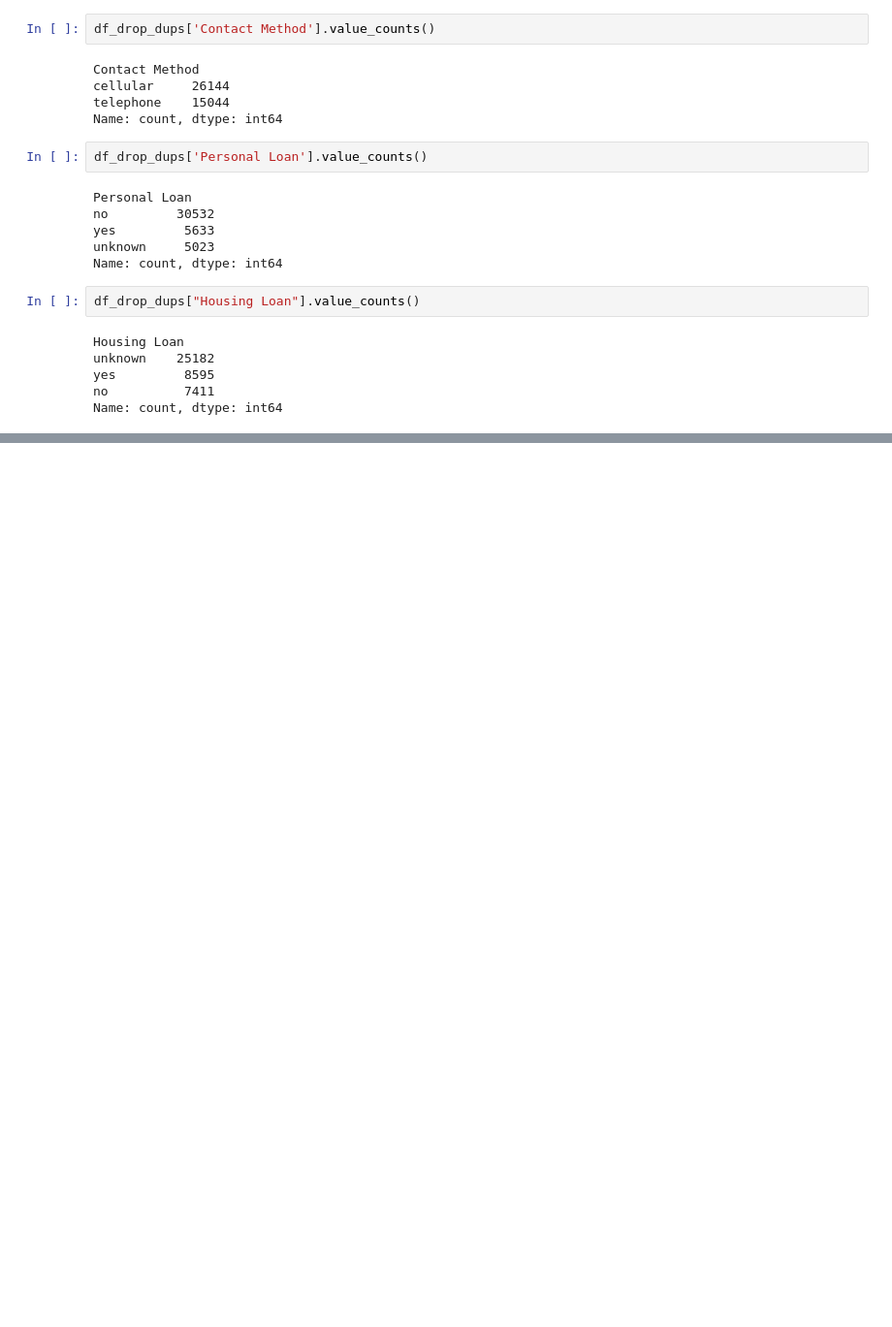
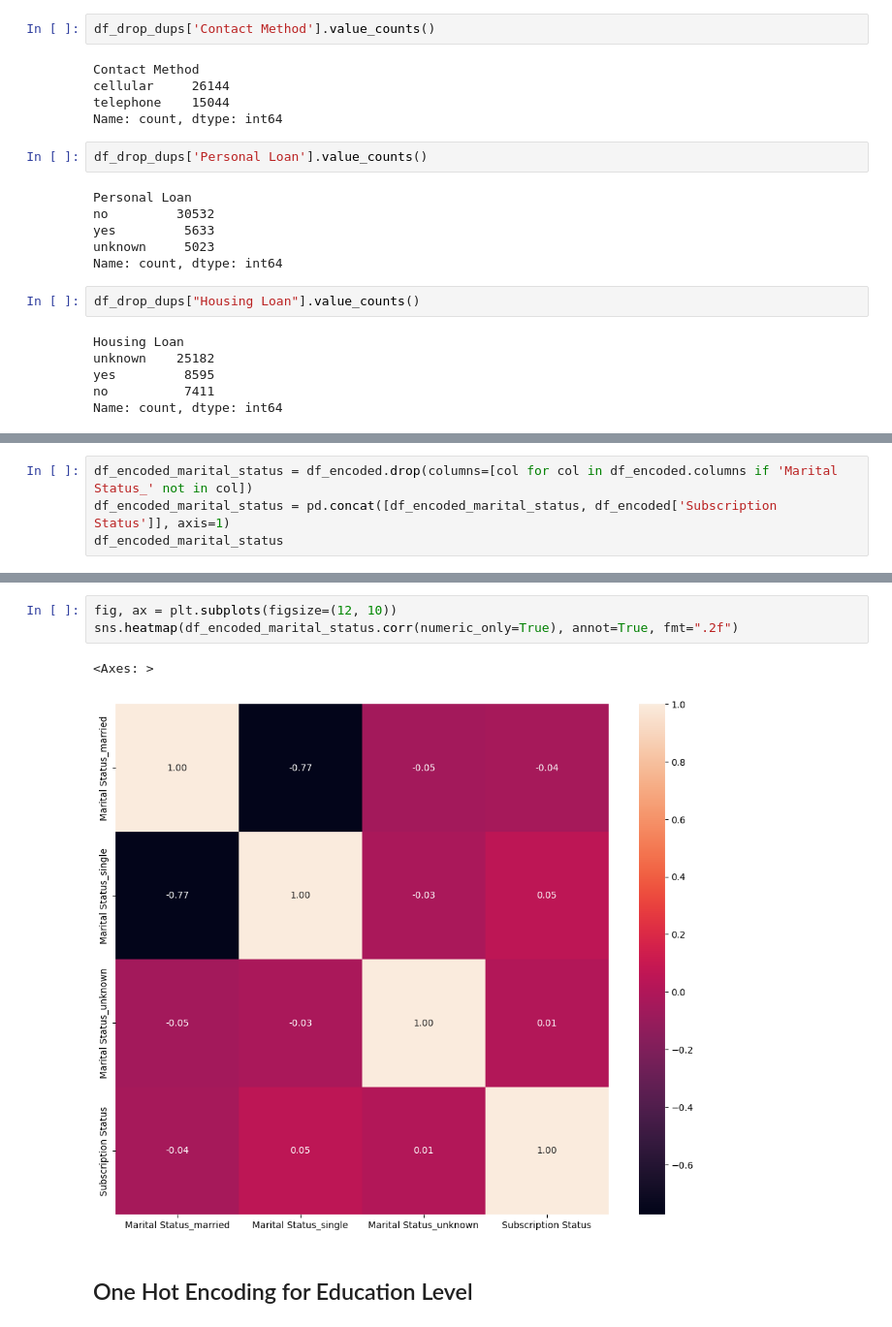
Before and after one commit to JadeWong00/AI-SOLUTION-DEVELOPMENT-PROJECT, a Jupyter notebook: eda.ipynb, the cells around one changed output, grey strips where cells are left out. Shown: that part at 97% size. Cells and saved outputs as stored; diff of their text form; blank space fills up the shorter version.

```diff
--- a/eda.ipynb
+++ b/eda.ipynb
@@ -139,0 +284,4 @@ Name: count, dtype: int64
+# %%
+df_encoded_marital_status = df_encoded.drop(columns=[col for col in df_encoded.columns if 'Marital Status_' not in col])
+df_encoded_marital_status = pd.concat([df_encoded_marital_status, df_encoded['Subscription Status']], axis=1)
+df_encoded_marital_status
@@ -139,0 +302,8 @@ Name: count, dtype: int64
+# %%
+fig, ax = plt.subplots(figsize=(12, 10))
+sns.heatmap(df_encoded_marital_status.corr(numeric_only=True), annot=True, fmt=".2f")
+# %% [output]
+<Axes: >
+[figure, added]
+# %% [markdown]
+## One Hot Encoding for Education Level
```
Also changed, not shown: parts of 28 cells of this notebook.
